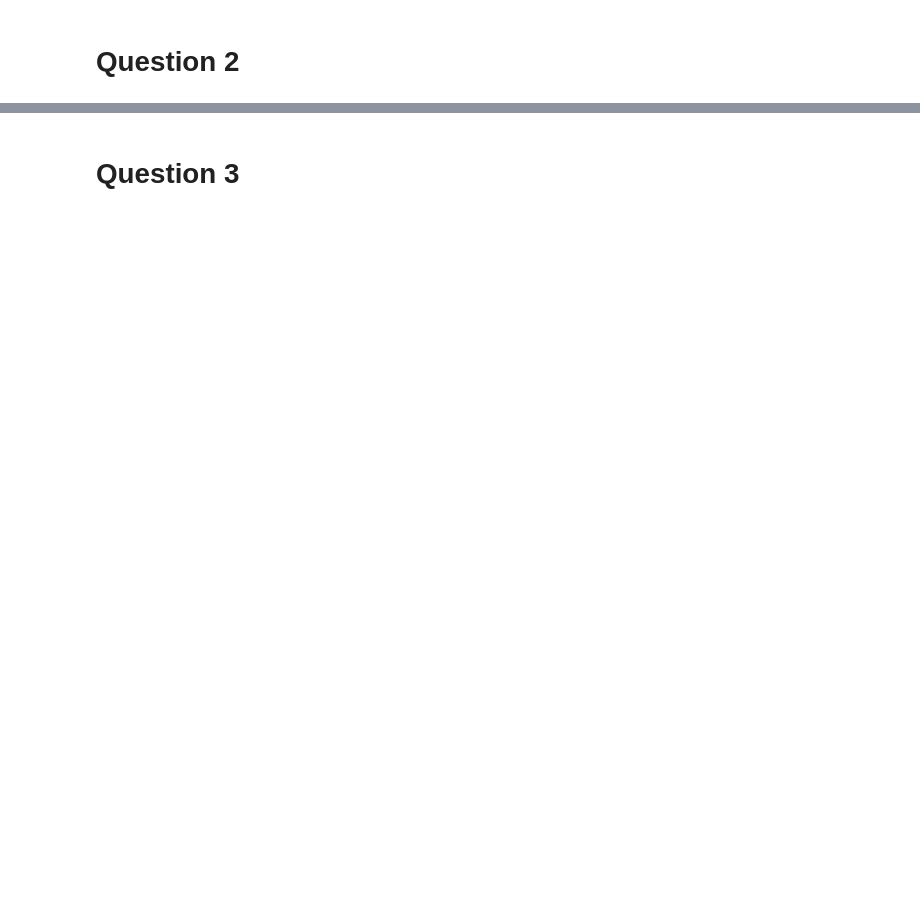
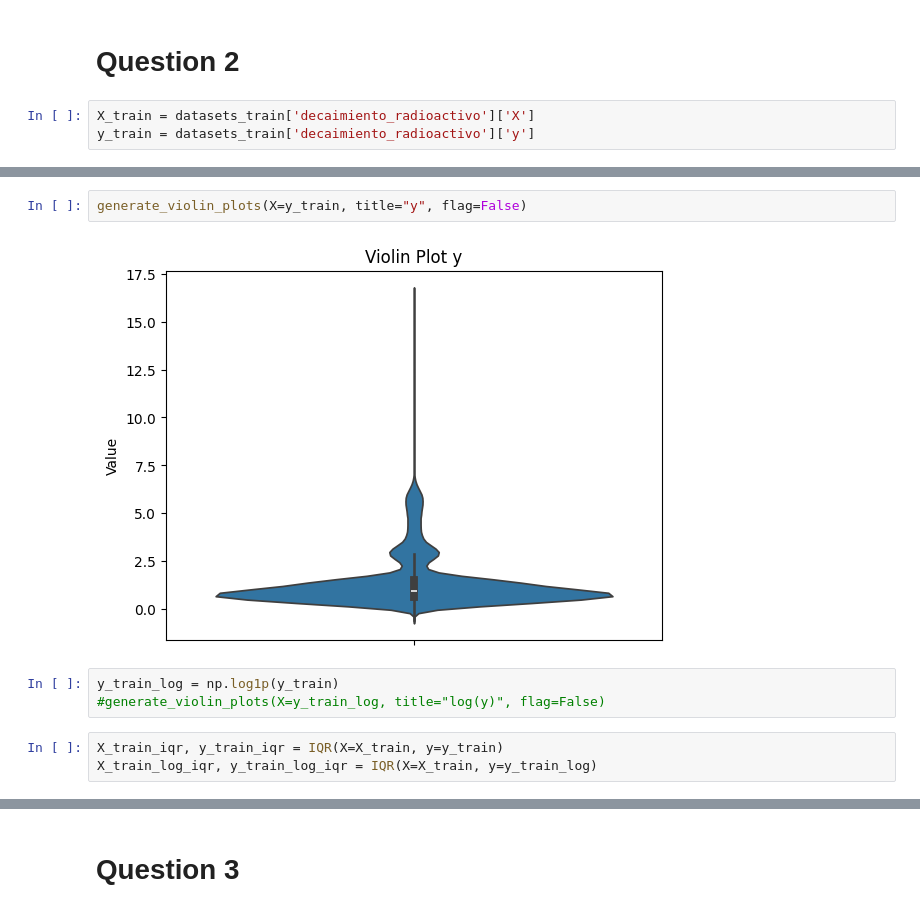
Before and after one commit to Tooallin/INF396-Tarea-2, a Jupyter notebook: T2_2021735410.ipynb, the cells around one changed output, grey strips where cells are left out. Saved outputs shown, nothing was run; the diff lists cells and outputs as text; blank space fills up the shorter version.

```diff
--- a/T2_2021735410.ipynb
+++ b/T2_2021735410.ipynb
@@ -141,2 +251,5 @@ kfold_cv(cls_pipeline_huber, X_train, y_train_class)
 # %% [markdown]
 # Question 2
+# %%
+X_train = datasets_train['decaimiento_radioactivo']['X']
+y_train = datasets_train['decaimiento_radioactivo']['y']
@@ -142,0 +300,10 @@ kfold_cv(cls_pipeline_huber, X_train, y_train_class)
+# %%
+generate_violin_plots(X=y_train, title="y", flag=False)
+# %% [output]
+[figure, added]
+# %%
+y_train_log = np.log1p(y_train)
+#generate_violin_plots(X=y_train_log, title="log(y)", flag=False)
+# %%
+X_train_iqr, y_train_iqr = IQR(X=X_train, y=y_train)
+X_train_log_iqr, y_train_log_iqr = IQR(X=X_train, y=y_train_log)
```
Also changed, not shown: parts of 27 cells of this notebook.
